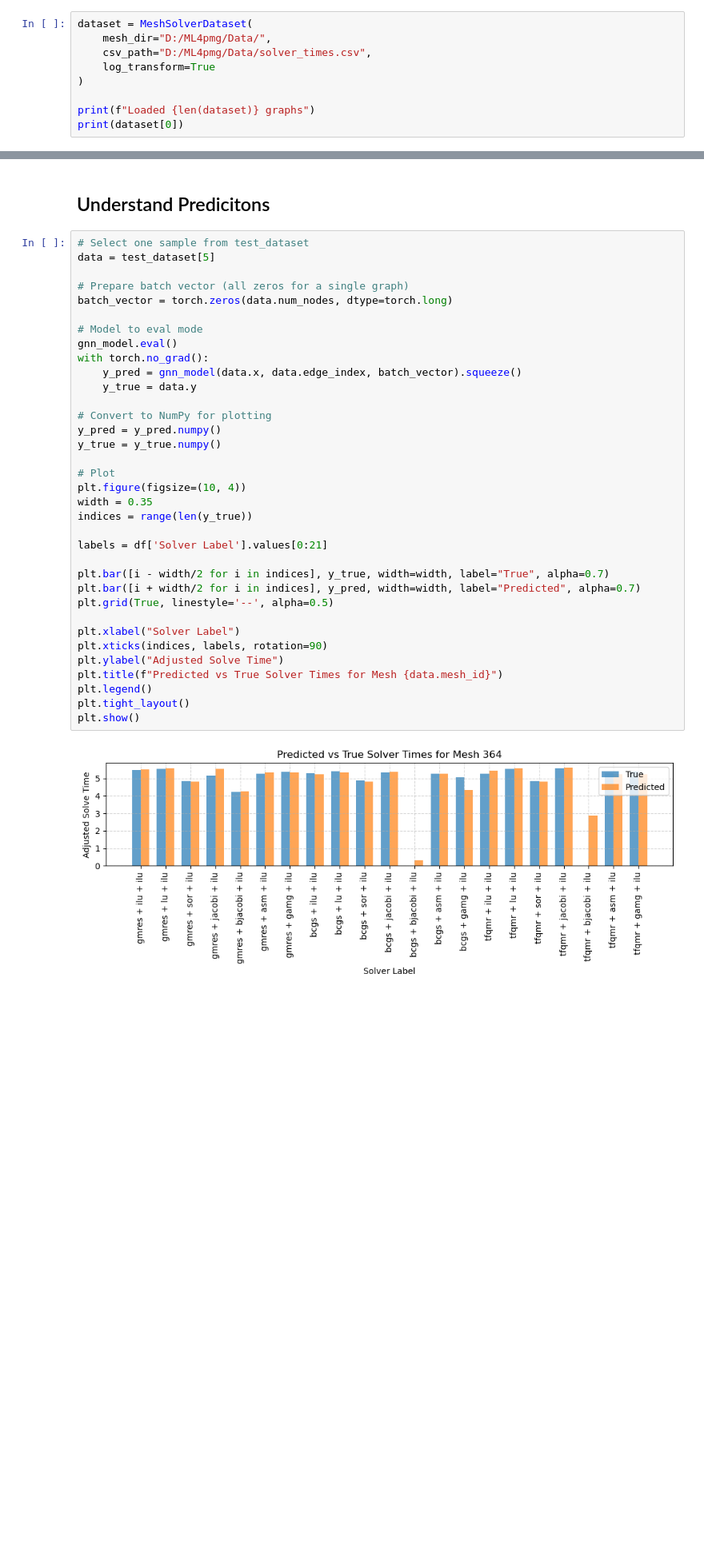
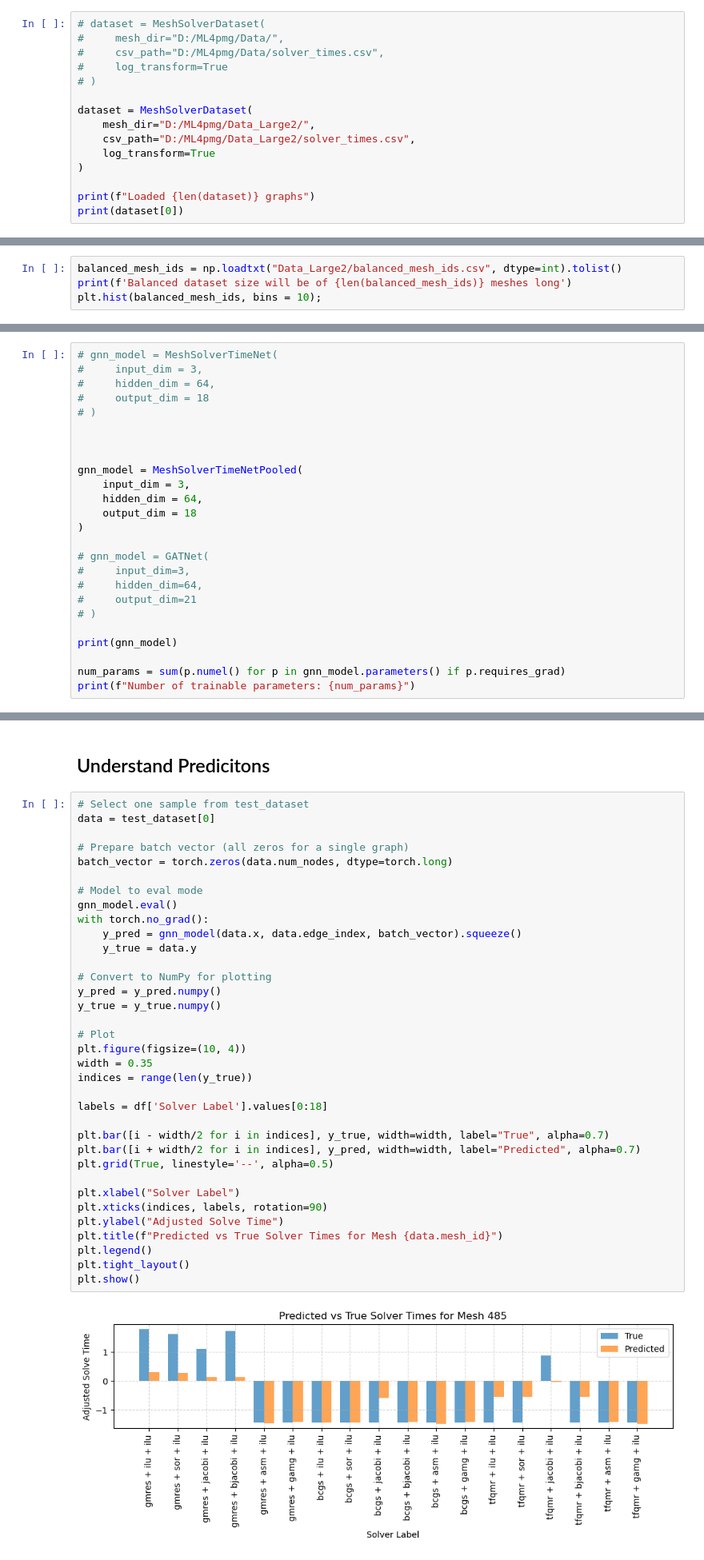
Before and after one commit to Codeniksson/ML_for_pmg, a Jupyter notebook: GNN_2606_NodeBased.ipynb, the cells around one changed output, grey strips where cells are left out. Shown: that part at 80% size. Cells and saved outputs as stored; diff of their text form; blank space fills up the shorter version.

```diff
--- a/GNN_2606_NodeBased.ipynb
+++ b/GNN_2606_NodeBased.ipynb
@@ -135,9 +125,15 @@ class MeshSolverDataset(Dataset):
         data.mesh_id = mesh_id  # optional: keep ID for reference
         return data
 # %%
+# dataset = MeshSolverDataset(
+#     mesh_dir="D:/ML4pmg/Data/",
+#     csv_path="D:/ML4pmg/Data/solver_times.csv",
+#     log_transform=True
+# )
+
 dataset = MeshSolverDataset(
-    mesh_dir="D:/ML4pmg/Data/",
-    csv_path="D:/ML4pmg/Data/solver_times.csv",
+    mesh_dir="D:/ML4pmg/Data_Large2/",
+    csv_path="D:/ML4pmg/Data_Large2/solver_times.csv",
     log_transform=True
 )
 
@@ -184,0 +185,4 @@ plt.show()
+# %%
+balanced_mesh_ids = np.loadtxt("Data_Large2/balanced_mesh_ids.csv", dtype=int).tolist()
+print(f'Balanced dataset size will be of {len(balanced_mesh_ids)} meshes long')
+plt.hist(balanced_mesh_ids, bins = 10);
@@ -439,3 +474,28 @@ Lets make one forward pass to check!
+# %%
+# gnn_model = MeshSolverTimeNet(
+#     input_dim = 3,
+#     hidden_dim = 64,
+#     output_dim = 18
+# )
+
+
+
+gnn_model = MeshSolverTimeNetPooled(
+    input_dim = 3,
+    hidden_dim = 64,
+    output_dim = 18
+)
+
+# gnn_model = GATNet(
+#     input_dim=3,
+#     hidden_dim=64,
+#     output_dim=21
+# )
+
+print(gnn_model)
+
+num_params = sum(p.numel() for p in gnn_model.parameters() if p.requires_grad)
+print(f"Number of trainable parameters: {num_params}")
 # %%
 data = dataset[0]
 gnn_model.eval()  # set to evaluation mode
@@ -523,38 +573,38 @@ plt.show()
 ## Understand Predicitons
 # %%
 # Select one sample from test_dataset
-data = test_dataset[5]
+data = test_dataset[0]
 
 # Prepare batch vector (all zeros for a single graph)
 batch_vector = torch.zeros(data.num_nodes, dtype=torch.long)
 
 # Model to eval mode
 gnn_model.eval()
 with torch.no_grad():
     y_pred = gnn_model(data.x, data.edge_index, batch_vector).squeeze()
     y_true = data.y
 
 # Convert to NumPy for plotting
 y_pred = y_pred.numpy()
 y_true = y_true.numpy()
 
 # Plot
 plt.figure(figsize=(10, 4))
 width = 0.35
 indices = range(len(y_true))
 
-labels = df['Solver Label'].values[0:21]
+labels = df['Solver Label'].values[0:18]
 
 plt.bar([i - width/2 for i in indices], y_true, width=width, label="True", alpha=0.7)
 plt.bar([i + width/2 for i in indices], y_pred, width=width, label="Predicted", alpha=0.7)
 plt.grid(True, linestyle='--', alpha=0.5)
 
 plt.xlabel("Solver Label")
 plt.xticks(indices, labels, rotation=90)
 plt.ylabel("Adjusted Solve Time")
 plt.title(f"Predicted vs True Solver Times for Mesh {data.mesh_id}")
 plt.legend()
 plt.tight_layout()
 plt.show()
 # %% [output]
-[figure, old version]
+[figure, new version]
```
Also changed, not shown: parts of 46 cells of this notebook, 15 other files.
